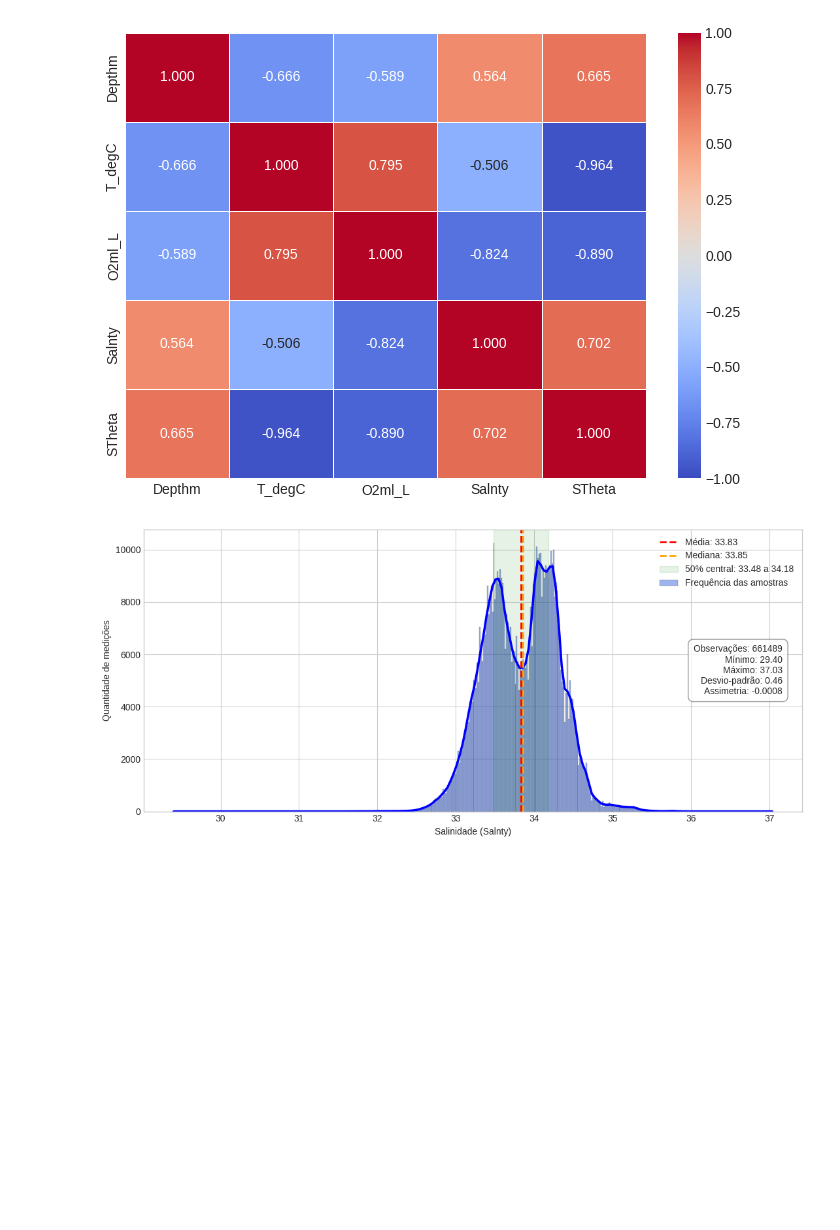
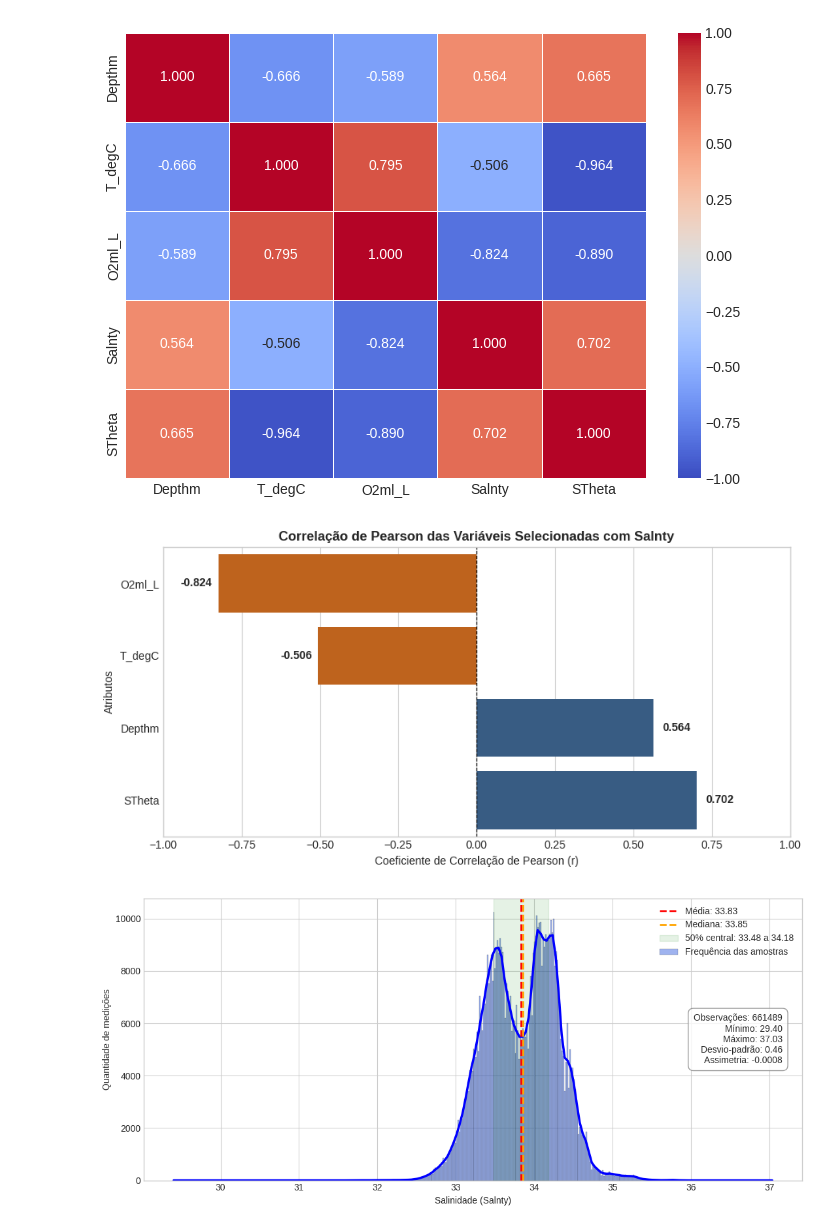
Before and after one commit to Singleeee/T1-IA-Regressao, a Jupyter notebook: Regression_limpo.ipynb, the cells around one changed output. Drawn from its saved outputs; the diff is of its cells as text; code cells hidden in the pictures; blank space fills up the shorter version.

```diff
--- a/Regression_limpo.ipynb
+++ b/Regression_limpo.ipynb
@@ -50,6 +50,47 @@ plt.tight_layout()
 plt.show()
 # %% [output]
 [figure]
+# %%
+# 1. Seleção exclusiva das variáveis do projeto
+colunas_projeto = ['Depthm', 'T_degC', 'O2ml_L', 'Salnty', 'STheta']
+df_projeto = df[colunas_projeto].dropna()
+
+# 2. Cálculo da correlação de Pearson de cada variável com 'Salnty'
+corr_salnty = df_projeto.corr()['Salnty'].drop('Salnty').sort_values(ascending=True)
+
+# 3. Plotagem do gráfico de barras horizontais
+plt.figure(figsize=(9, 4.5))
+
+# Cores: azul para correlação positiva, vermelho/laranja para correlação negativa
+cores = ['#d95f02' if val < 0 else '#2b5c8f' for val in corr_salnty.values]
+
+ax = sns.barplot(
+    x=corr_salnty.values,
+    y=corr_salnty.index,
+    palette=cores,
+    hue=corr_salnty.index,
+    legend=False
+)
+
+# Linha de referência no zero
+plt.axvline(0, color='black', linestyle='--', linewidth=0.8)
+
+# Configurações visuais do gráfico
+plt.title('Correlação de Pearson das Variáveis Selecionadas com Salnty', fontsize=12, fontweight='bold')
+plt.xlabel('Coeficiente de Correlação de Pearson (r)')
+plt.ylabel('Atributos')
+plt.xlim(-1.0, 1.0)
+
+# Rótulos com os valores exatos ao lado das barras
+for i, v in enumerate(corr_salnty.values):
+    offset = 0.03 if v >= 0 else -0.12
+    ax.text(v + offset, i, f'{v:.3f}', va='center', fontsize=10, fontweight='bold')
+
+plt.tight_layout()
+plt.savefig('correlacao_atributos_selecionados.png', dpi=300)
+plt.show()
+# %% [output]
+[figure, added]
 # %%
 y_target = df_clean['Salnty']
 
```
